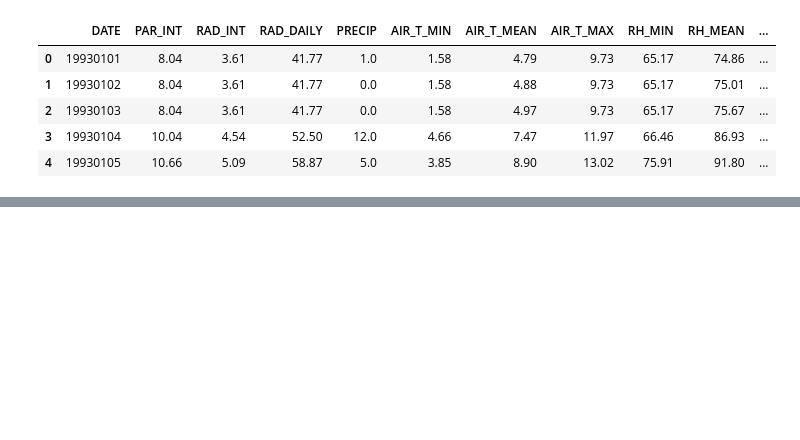
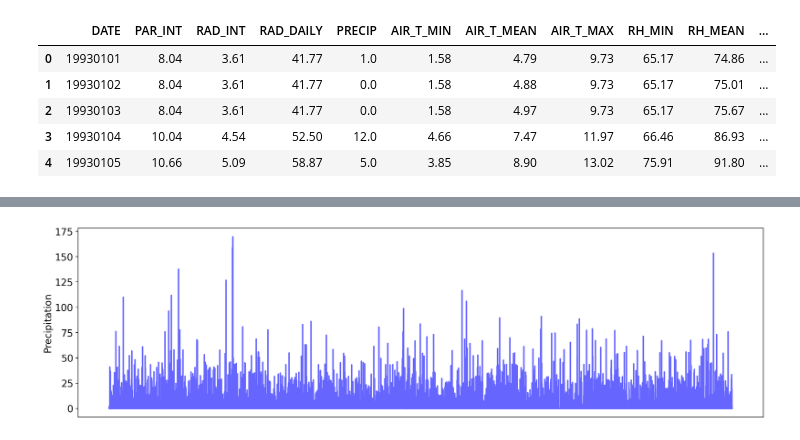
Before and after one commit to bioatmosphere/microbiome-thermal-extreme, a Jupyter notebook: data/forcing/Walker Branch Watershed forcing.ipynb, the cells around one changed output, grey strips where cells are left out. Cells and saved outputs as stored; diff of their text form; code cells hidden in the pictures; blank space fills up the shorter version.

```diff
--- a/data/forcing/Walker Branch Watershed forcing.ipynb
+++ b/data/forcing/Walker Branch Watershed forcing.ipynb
@@ -71,0 +81,3 @@ plt.show()
+# %%
+wbw_precip = pd.read_csv("WBW_daily_precipitation.csv")
+wbw_precip.head()
@@ -71,0 +100,13 @@ plt.show()
+# %%
+fig,ax = plt.subplots(1, 1,figsize=(18,5))
+
+ax.plot(wbw_precip['PRECIP'],color='blue',linewidth=2,alpha=0.6)
+#ax1.plot(base['Psi'],color='blue',linewidth=2)
+ax.set_ylabel('Precipitation',size=14)
+#ax1.set_xlim(-10,365*year+10)
+ax.tick_params(bottom=False,labelbottom=False,labelsize=14)
+
+
+plt.show()
+# %% [output]
+[figure, added]
```
Also changed, not shown: parts of 5 cells of this notebook, 2 other files.
